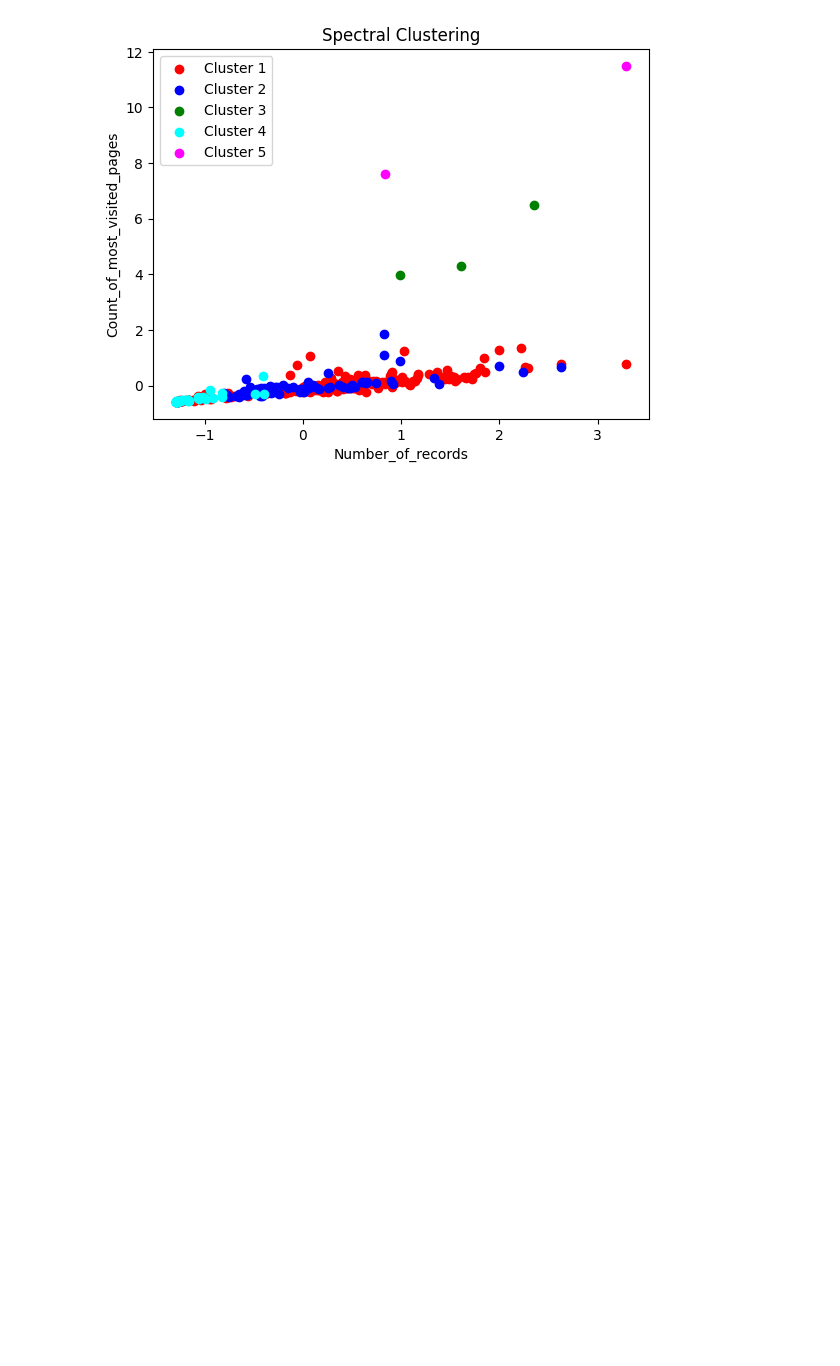
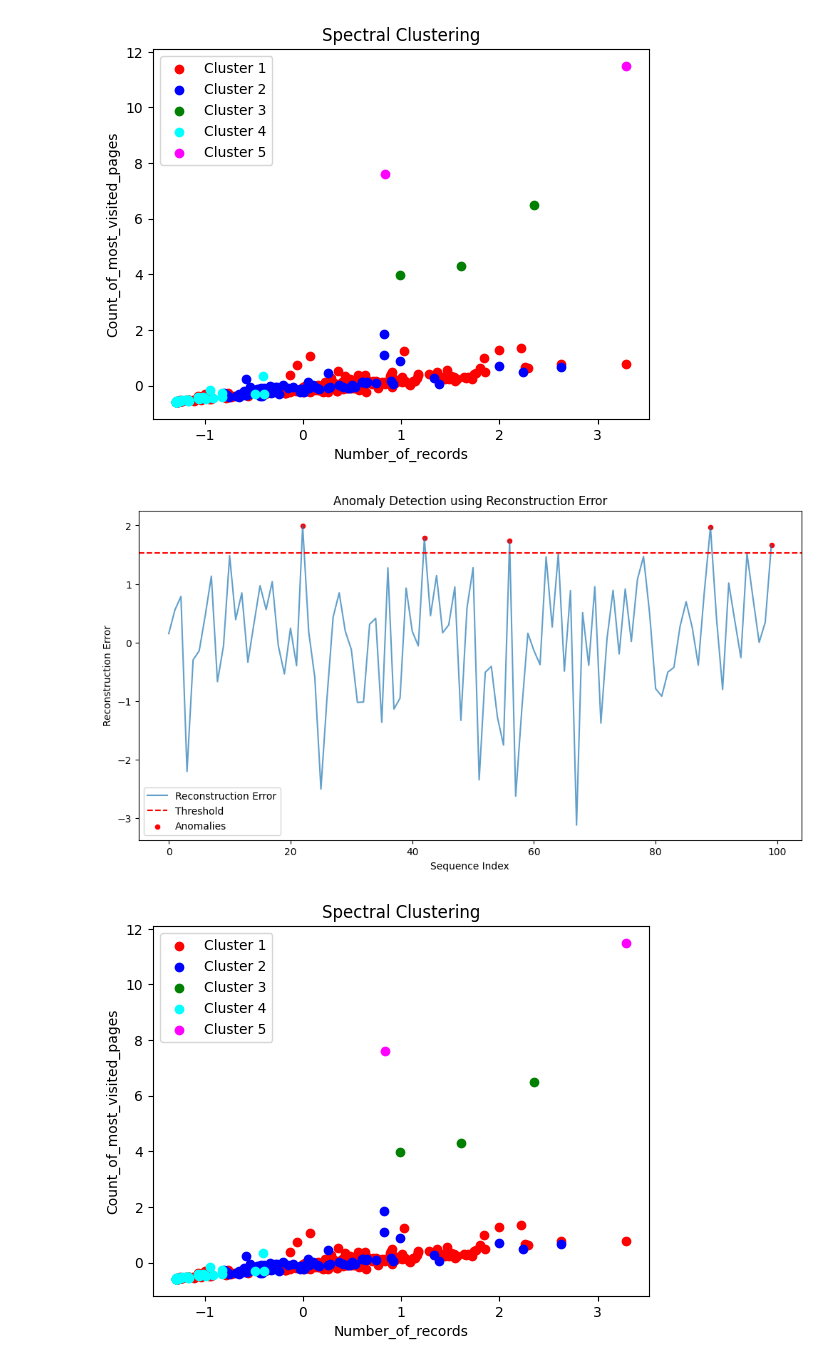
Before and after one commit to Aryanprakashh/Web-Server-log-processing, a Jupyter notebook: log_analysis copy.ipynb, the cells around one changed output. Drawn from its saved outputs; the diff is of its cells as text; code cells hidden in the pictures; blank space fills up the shorter version.

```diff
--- a/log_analysis copy.ipynb
+++ b/log_analysis copy.ipynb
@@ -528,3 +528,54 @@ plt.legend()
 plt.show()
 # %% [output]
 [figure]
+# %%
+import matplotlib.pyplot as plt
+import numpy as np
+
+# Assuming `errors_np_array` contains the reconstruction errors and `anomalies` is a boolean array indicating anomalies
+# Replace these with the actual variables from your anomaly detection code
+
+# Sample data for demonstration (replace with actual data)
+errors_np_array = np.random.normal(
+    0, 1, 100
+)  # Replace with actual reconstruction errors
+threshold = np.percentile(errors_np_array, 95)  # Replace with actual threshold
+anomalies = errors_np_array > threshold  # Replace with actual anomaly detection logic
+
+# Plot the reconstruction errors and highlight anomalies
+plt.figure(figsize=(12, 6))
+plt.plot(errors_np_array, alpha=0.7, label="Reconstruction Error")
+plt.axhline(threshold, c="r", linestyle="--", label="Threshold")
+plt.scatter(
+    np.where(anomalies)[0], errors_np_array[anomalies], c="r", s=20, label="Anomalies"
+)
+plt.title("Anomaly Detection using Reconstruction Error")
+plt.xlabel("Sequence Index")
+plt.ylabel("Reconstruction Error")
+plt.legend()
+plt.show()
+
+# Existing clustering plot code
+plt.scatter(
+    X[clust_labels3 == 0, 4], X[clust_labels3 == 0, 3], c="red", label="Cluster 1"
+)
+plt.scatter(
+    X[clust_labels3 == 1, 4], X[clust_labels3 == 1, 3], c="blue", label="Cluster 2"
+)
+plt.scatter(
+    X[clust_labels3 == 2, 4], X[clust_labels3 == 2, 3], c="green", label="Cluster 3"
+)
+plt.scatter(
+    X[clust_labels3 == 3, 4], X[clust_labels3 == 3, 3], c="cyan", label="Cluster 4"
+)
+plt.scatter(
+    X[clust_labels3 == 4, 4], X[clust_labels3 == 4, 3], c="magenta", label="Cluster 5"
+)
+plt.title("Spectral Clustering")
+plt.xlabel("Number_of_records")
+plt.ylabel("Count_of_most_visited_pages")
+plt.legend()
+plt.show()
+# %% [output]
+[figure, added]
+[figure, added]
```
Also changed, not shown: parts of 3 cells of this notebook, 6 other files.
